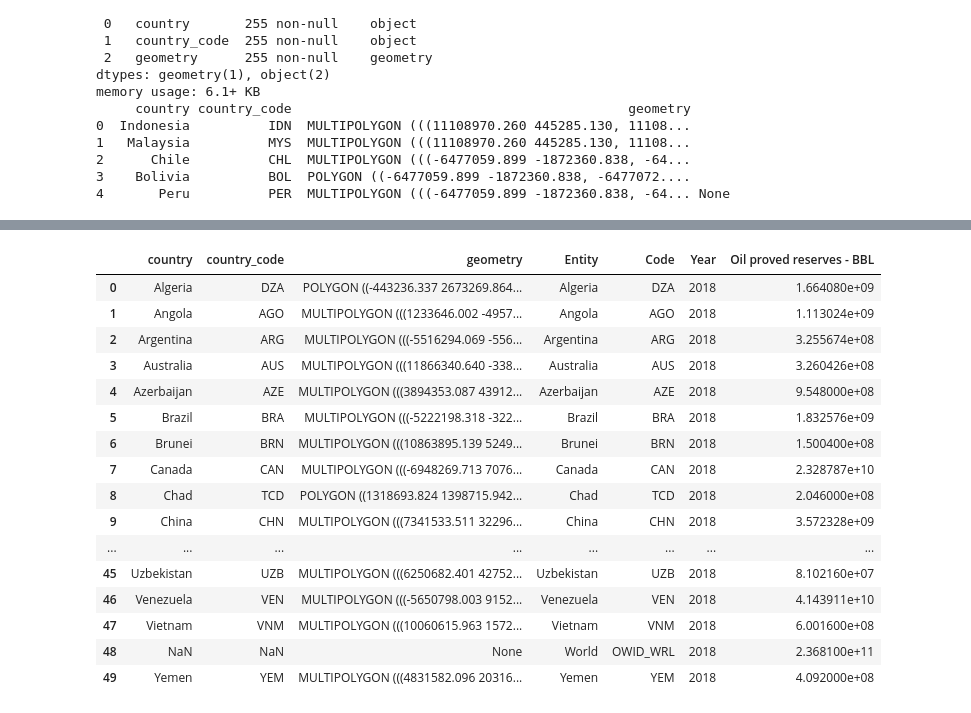
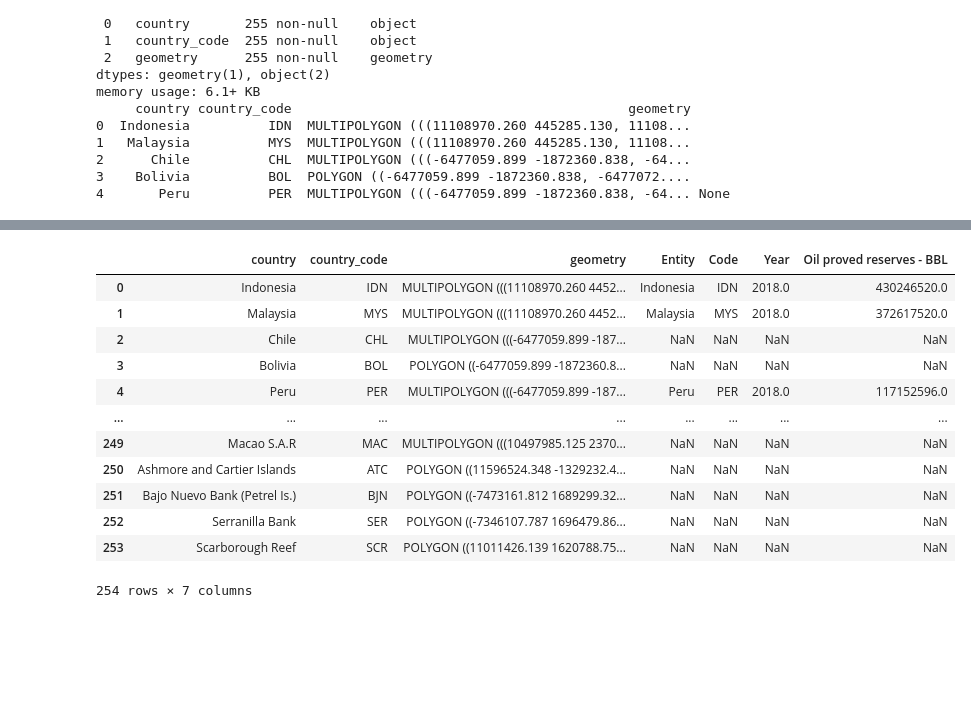
Before and after one commit to pablosoria7/Python, a Jupyter notebook: Industria_petrolera.ipynb, the cells around one changed output, grey strips where cells are left out. Cells and saved outputs as stored; diff of their text form; code cells hidden in the pictures; blank space fills up the shorter version.

```diff
--- a/Industria_petrolera.ipynb
+++ b/Industria_petrolera.ipynb
@@ -91,24 +75,18 @@ df_2018.loc[df_2018.Code.isna()]
-# %%
-df_2018 = df_2018.dropna()
 # %%
-#Merge dataframes gdf and df_2018.
-merged = gdf.merge(df_2018, left_on = 'country_code', right_on = 'Code', how = 'right')
+#Merge dataframes gdf and df_2018
+merged = gdf.merge(df_2018, left_on = 'country_code', right_on = 'Code', how = 'left')
 merged
 # %% [output]
 |  | country | country_code | geometry | Entity | Code | Year | Oil proved reserves - BBL |
-| 0 | Algeria | DZA | POLYGON ((-443236.337 2673269.864... | Algeria | DZA | 2018 | 1.664080e+09 |
-| 1 | Angola | AGO | MULTIPOLYGON (((1233646.002 -4957... | Angola | AGO | 2018 | 1.113024e+09 |
-| 2 | Argentina | ARG | MULTIPOLYGON (((-5516294.069 -556... | Argentina | ARG | 2018 | 3.255674e+08 |
-| 3 | Australia | AUS | MULTIPOLYGON (((11866340.640 -338... | Australia | AUS | 2018 | 3.260426e+08 |
-| 4 | Azerbaijan | AZE | MULTIPOLYGON (((3894353.087 43912... | Azerbaijan | AZE | 2018 | 9.548000e+08 |
-| 5 | Brazil | BRA | MULTIPOLYGON (((-5222198.318 -322... | Brazil | BRA | 2018 | 1.832576e+09 |
-| 6 | Brunei | BRN | MULTIPOLYGON (((10863895.139 5249... | Brunei | BRN | 2018 | 1.500400e+08 |
-| 7 | Canada | CAN | MULTIPOLYGON (((-6948269.713 7076... | Canada | CAN | 2018 | 2.328787e+10 |
-| 8 | Chad | TCD | POLYGON ((1318693.824 1398715.942... | Chad | TCD | 2018 | 2.046000e+08 |
-| 9 | China | CHN | MULTIPOLYGON (((7341533.511 32296... | China | CHN | 2018 | 3.572328e+09 |
+| 0 | Indonesia | IDN | MULTIPOLYGON (((11108970.260 4452... | Indonesia | IDN | 2018.0 | 430246520.0 |
+| 1 | Malaysia | MYS | MULTIPOLYGON (((11108970.260 4452... | Malaysia | MYS | 2018.0 | 372617520.0 |
+| 2 | Chile | CHL | MULTIPOLYGON (((-6477059.899 -187... | NaN | NaN | NaN | NaN |
+| 3 | Bolivia | BOL | POLYGON ((-6477059.899 -1872360.8... | NaN | NaN | NaN | NaN |
+| 4 | Peru | PER | MULTIPOLYGON (((-6477059.899 -187... | Peru | PER | 2018.0 | 117152596.0 |
 | ... | ... | ... | ... | ... | ... | ... | ... |
-| 45 | Uzbekistan | UZB | MULTIPOLYGON (((6250682.401 42752... | Uzbekistan | UZB | 2018 | 8.102160e+07 |
-| 46 | Venezuela | VEN | MULTIPOLYGON (((-5650798.003 9152... | Venezuela | VEN | 2018 | 4.143911e+10 |
-| 47 | Vietnam | VNM | MULTIPOLYGON (((10060615.963 1572... | Vietnam | VNM | 2018 | 6.001600e+08 |
-| 48 | NaN | NaN | None | World | OWID_WRL | 2018 | 2.368100e+11 |
-| 49 | Yemen | YEM | MULTIPOLYGON (((4831582.096 20316... | Yemen | YEM | 2018 | 4.092000e+08 |
+| 249 | Macao S.A.R | MAC | MULTIPOLYGON (((10497985.125 2370... | NaN | NaN | NaN | NaN |
+| 250 | Ashmore and Cartier Islands | ATC | POLYGON ((11596524.348 -1329232.4... | NaN | NaN | NaN | NaN |
+| 251 | Bajo Nuevo Bank (Petrel Is.) | BJN | POLYGON ((-7473161.812 1689299.32... | NaN | NaN | NaN | NaN |
+| 252 | Serranilla Bank | SER | POLYGON ((-7346107.787 1696479.86... | NaN | NaN | NaN | NaN |
+| 253 | Scarborough Reef | SCR | POLYGON ((11011426.139 1620788.75... | NaN | NaN | NaN | NaN |
+254 rows × 7 columns
```
Also changed, not shown: parts of 12 cells of this notebook.
